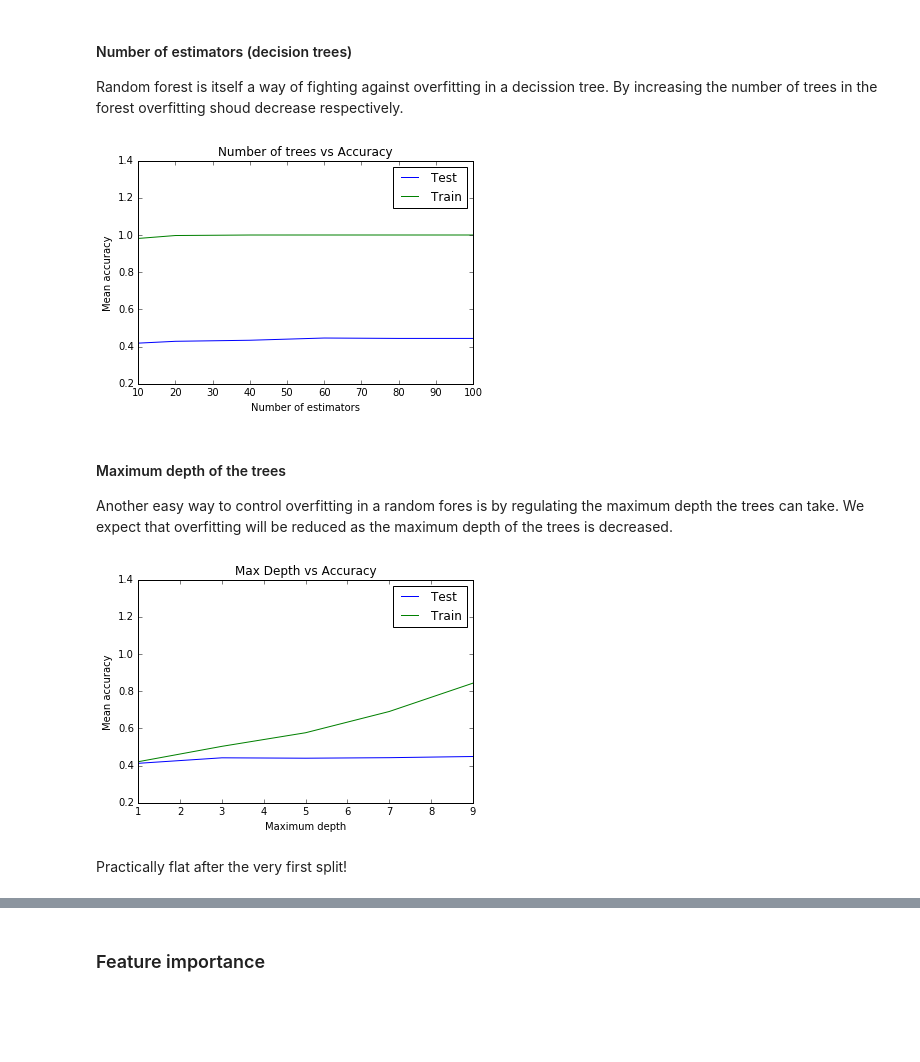
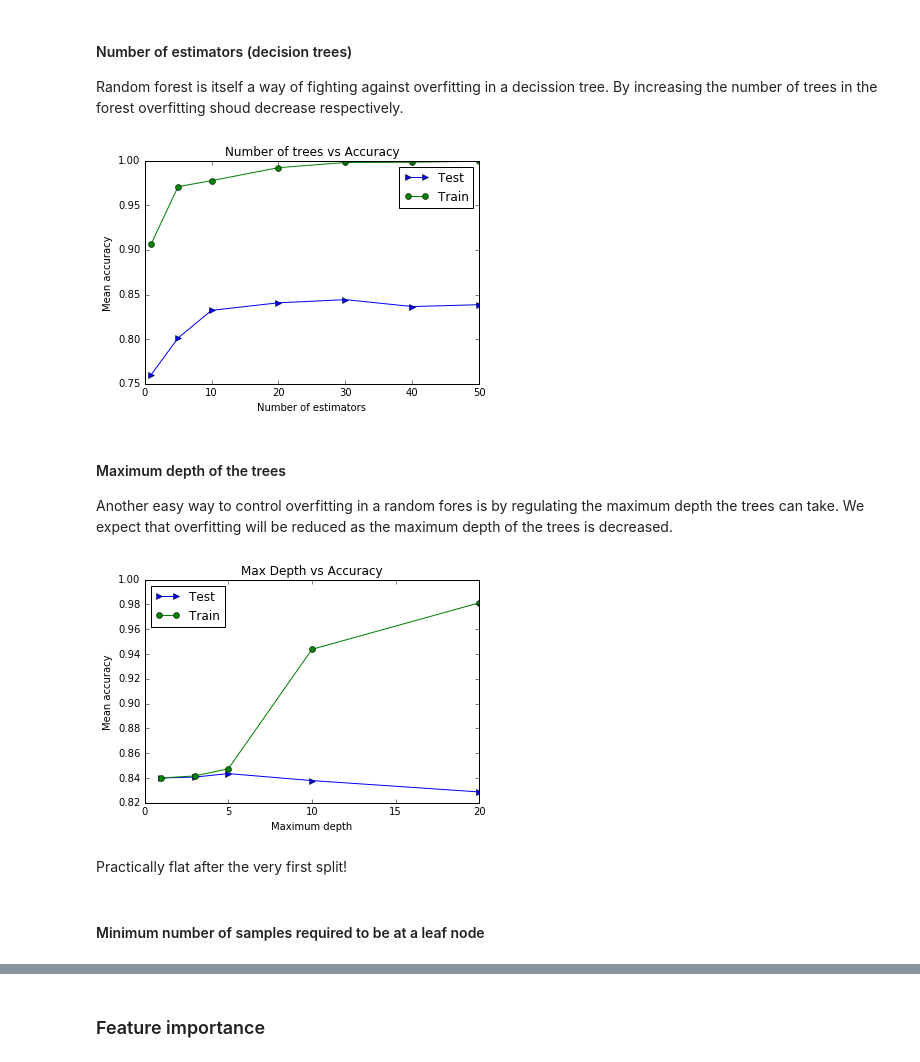
Before and after one commit to vidit09/ada-homework, a Jupyter notebook: 04 - Applied ML/Applied_ML.ipynb, the cells around one changed output, grey strips where cells are left out. Saved outputs shown, nothing was run; the diff lists cells and outputs as text; code cells hidden in the pictures; blank space fills up the shorter version.

```diff
--- a/04 - Applied ML/Applied_ML.ipynb
+++ b/04 - Applied ML/Applied_ML.ipynb
@@ -61,0 +43,6 @@ Name: Skintone, dtype: int64
+# %%
+df1 = df.dropna(axis=0, subset=['rater1', 'rater2'], how='any')
+
+df1['Skintone']= np.round((df1['rater1'] + df1['rater2'])/2)
+df1['Skintone_avg']= (df1['rater1'] + df1['rater2'])/2
+df1.Skintone.value_counts()
@@ -101,10 +119,7 @@ Now we will split the data in two, to make the aggregation by player easier. Thi
 # %%
 #In both cases we keep the identifier
 df_summable = df2.loc[:,["playerShort", "games", "victories", "ties", "defeats", "goals", "yellowCards", "yellowReds", "redCards"]]
-df_non_summable = df2.loc[:,["playerShort", "club", "leagueCountry", "birthday", "height", "weight", "position", "Skintone"]]
-
-#df_summable = df2.loc[:,["playerShort", "games", "victories", "ties", "defeats", "goals", "yellowCards", "yellowReds", "redCards"]]
-#df_non_summable = df2.loc[:,["playerShort","club", "leagueCountry", "Skintone"]]
+df_non_summable = df2.loc[:,["playerShort", "club", "leagueCountry", "birthday", "height", "weight", "position", "Skintone", "Skintone_avg"]]
 # %%
 # And addition for the summables
 df_g_summable = df_summable.groupby(['playerShort']).mean()
@@ -206,10 +219,10 @@ np.random.seed(seed=42) #The answer is 42 ;)
 # %% [markdown]
 Splitting the data into working blocks (for our two versions)
 # %%
-data_dummyvar = data.drop('Skintone', axis=1)   ## Dummy variables
+data_dummyvar = data.drop(['Skintone', 'Skintone_avg'], axis=1)   ## Dummy variables
 target_dummyvar = data.Skintone.values.tolist()
 
-data_label = data1.drop('Skintone', axis=1)     ## Labels
+data_label = data1.drop(['Skintone', 'Skintone_avg'], axis=1)     ## Labels
 target_label = data1.Skintone.values.tolist()
 # %%
 from sklearn.ensemble import RandomForestClassifier
@@ -233,30 +247,33 @@ from sklearn.model_selection import GridSearchCV
 GridSearchCV(estimator, param_grid, scoring=None, fit_params=None, n_jobs=1, iid=True, refit=True,
     cv=None, verbose=0, pre_dispatch='2*n_jobs', error_score='raise', return_train_score=True)[source])
 '''
-n_estimators = [10, 20, 40, 60, 80, 100]
+n_estimators = [1, 5, 10, 20, 30, 40, 50]
 tuned_parameters = [{'n_estimators': n_estimators}]
 clf = GridSearchCV(rf, tuned_parameters, cv=10)
 clf.fit(data_label, target_label);
 
-plt.plot(n_estimators, clf.cv_results_['mean_test_score'], n_estimators, clf.cv_results_['mean_train_score']);
-plt.ylim([0.2,1.4]); plt.title('Number of trees vs Accuracy');
+plt.plot(n_estimators, clf.cv_results_['mean_test_score'], 'b>-', n_estimators, clf.cv_results_['mean_train_score'],'go-');
+plt.title('Number of trees vs Accuracy');
 plt.xlabel('Number of estimators'); plt.ylabel('Mean accuracy'); plt.legend(['Test','Train']);
 # %% [output]
-[figure, old version]
+[figure, new version]
 # %% [markdown]
 #### Maximum depth of the trees
 Another easy way to control overfitting in a random fores is by regulating the maximum depth the trees can take. We expect that overfitting will be reduced as the maximum depth of the trees is decreased.
 # %%
-rf = RandomForestClassifier(n_estimators=30) ## To be set based on above result
-max_depth = [1, 3, 5, 7, 9]
+rf = RandomForestClassifier(n_estimators=10)
+max_depth = [1, 3, 5, 10, 20]
 tuned_parameters = [{'max_depth': max_depth}]
 clf = GridSearchCV(rf, tuned_parameters, cv=10)
 clf.fit(data_label, target_label);
 
-plt.plot(max_depth, clf.cv_results_['mean_test_score'], max_depth, clf.cv_results_['mean_train_score']);
-plt.ylim([0.2,1.4]); plt.title('Max Depth vs Accuracy');
-plt.xlabel('Maximum depth'); plt.ylabel('Mean accuracy'); plt.legend(['Test','Train']);
+plt.plot(max_depth, clf.cv_results_['mean_test_score'], 'b>-')
+plt.plot(max_depth, clf.cv_results_['mean_train_score'], 'go-');
+plt.title('Max Depth vs Accuracy'); plt.legend( ('Test', 'Train'), loc='upper left')
+plt.xlabel('Maximum depth'); plt.ylabel('Mean accuracy');
 # %% [output]
-[figure, old version]
+[figure, new version]
 # %% [markdown]
 Practically flat after the very first split!
+# %% [markdown]
+#### Minimum number of samples required to be at a leaf node
```
Also changed, not shown: parts of 29 cells of this notebook.
